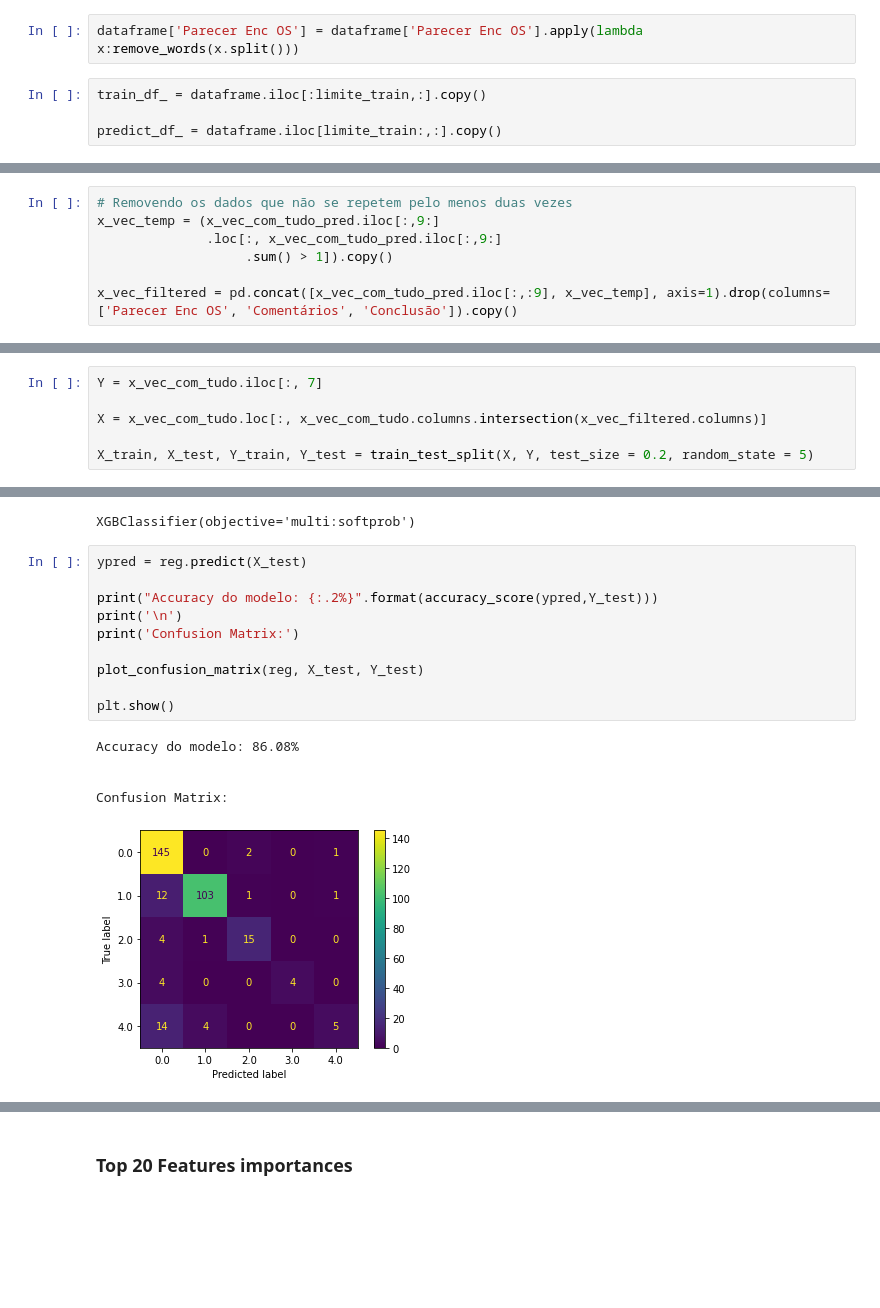
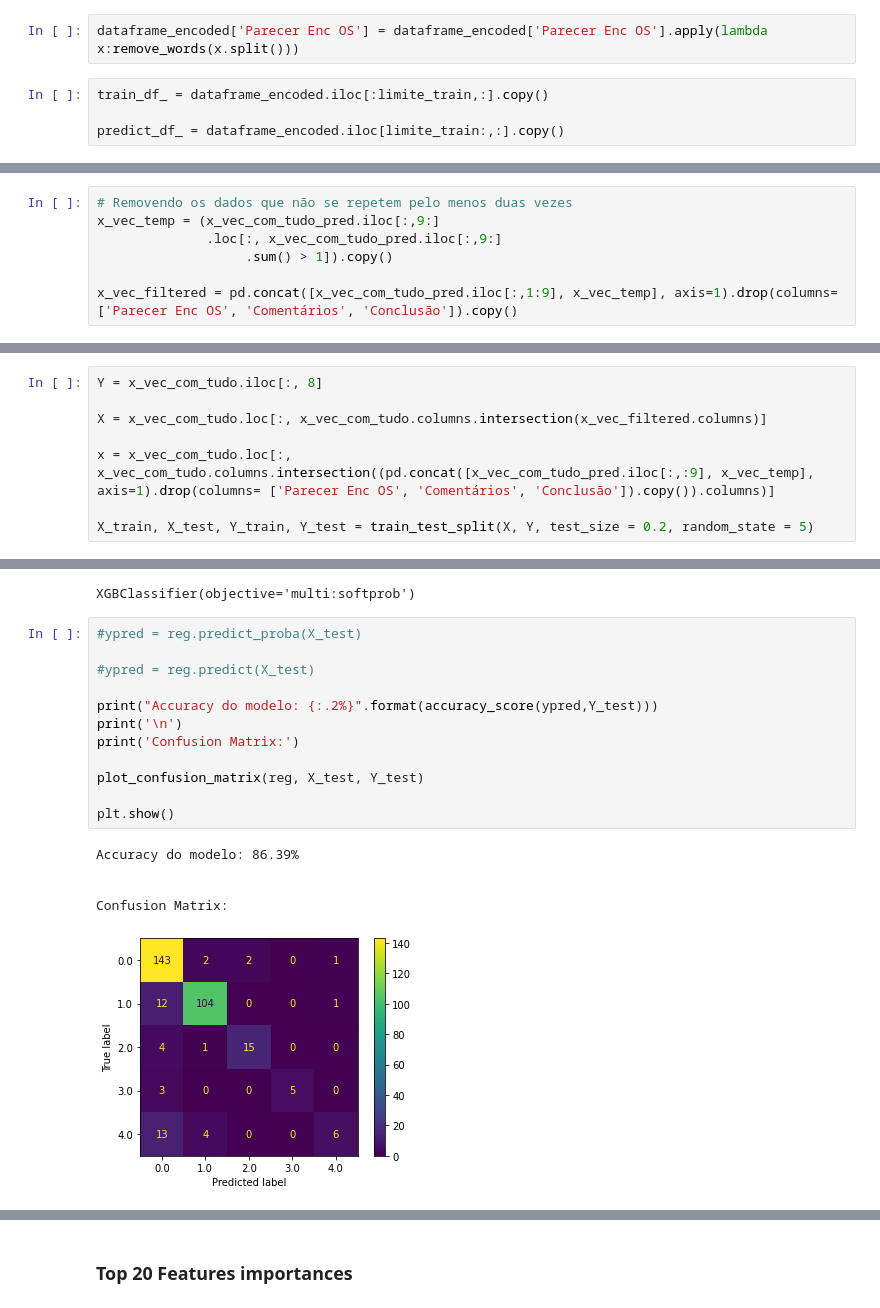
Before and after one commit to Kathyllen/Compesa, a Jupyter notebook: Estudo_De_Encerramentos.ipynb, the cells around one changed output, grey strips where cells are left out. Saved outputs shown, nothing was run; the diff lists cells and outputs as text; blank space fills up the shorter version.

```diff
--- a/Estudo_De_Encerramentos.ipynb
+++ b/Estudo_De_Encerramentos.ipynb
@@ -109,11 +178,11 @@ def remove_words(text):
       ans+= " " + texto
   return ans.lstrip()
 # %%
-dataframe['Parecer Enc OS'] = dataframe['Parecer Enc OS'].apply(lambda x:remove_words(x.split()))
+dataframe_encoded['Parecer Enc OS'] = dataframe_encoded['Parecer Enc OS'].apply(lambda x:remove_words(x.split()))
 # %%
-train_df_ = dataframe.iloc[:limite_train,:].copy()
+train_df_ = dataframe_encoded.iloc[:limite_train,:].copy()
 
-predict_df_ = dataframe.iloc[limite_train:,:].copy()
+predict_df_ = dataframe_encoded.iloc[limite_train:,:].copy()
 # %%
 x_vec = train_df_['Parecer Enc OS'].values
 
@@ -146,14 +215,16 @@ x_vec_temp = (x_vec_com_tudo_pred.iloc[:,9:]
               .loc[:, x_vec_com_tudo_pred.iloc[:,9:]
                    .sum() > 1]).copy()
 
-x_vec_filtered = pd.concat([x_vec_com_tudo_pred.iloc[:,:9], x_vec_temp], axis=1).drop(columns= ['Parecer Enc OS', 'Comentários', 'Conclusão']).copy()
+x_vec_filtered = pd.concat([x_vec_com_tudo_pred.iloc[:,1:9], x_vec_temp], axis=1).drop(columns= ['Parecer Enc OS', 'Comentários', 'Conclusão']).copy()
 # %% [markdown]
 ### XGBoost
 # %%
-Y = x_vec_com_tudo.iloc[:, 7]
+Y = x_vec_com_tudo.iloc[:, 8]
 
 X = x_vec_com_tudo.loc[:, x_vec_com_tudo.columns.intersection(x_vec_filtered.columns)]
 
+x = x_vec_com_tudo.loc[:, x_vec_com_tudo.columns.intersection((pd.concat([x_vec_com_tudo_pred.iloc[:,:9], x_vec_temp], axis=1).drop(columns= ['Parecer Enc OS', 'Comentários', 'Conclusão']).copy()).columns)]
+
 X_train, X_test, Y_train, Y_test = train_test_split(X, Y, test_size = 0.2, random_state = 5)
 # %%
 reg = xgb.XGBClassifier()
@@ -163,18 +234,20 @@ reg.fit(X_train, Y_train,
 # %% [output]
 XGBClassifier(objective='multi:softprob')
 # %%
-ypred = reg.predict(X_test)
+#ypred = reg.predict_proba(X_test)
+
+#ypred = reg.predict(X_test)
 
 print("Accuracy do modelo: {:.2%}".format(accuracy_score(ypred,Y_test)))
 print('\n')
 print('Confusion Matrix:')
 
 plot_confusion_matrix(reg, X_test, Y_test)
 
 plt.show()
 # %% [output]
-Accuracy do modelo: 86.08%
+Accuracy do modelo: 86.39%
 
 
 Confusion Matrix:
-[figure, old version]
+[figure, new version]
```
Also changed, not shown: parts of 22 cells of this notebook.
